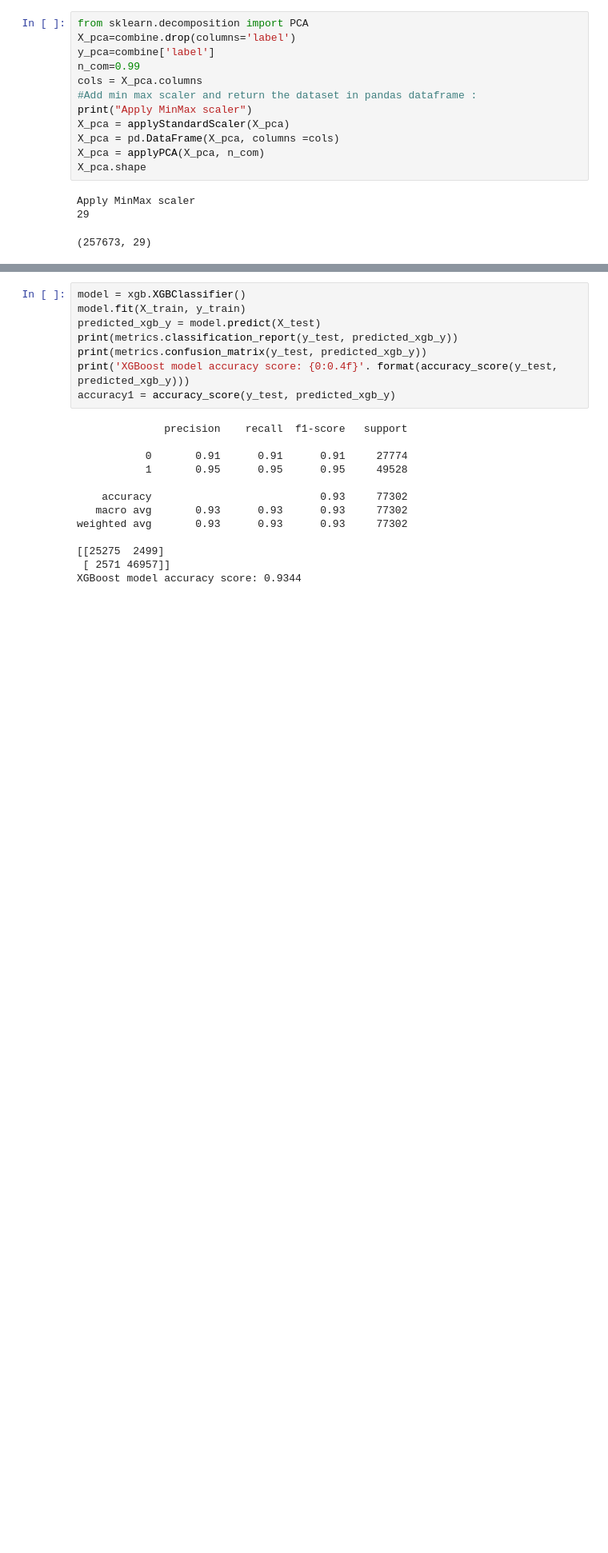
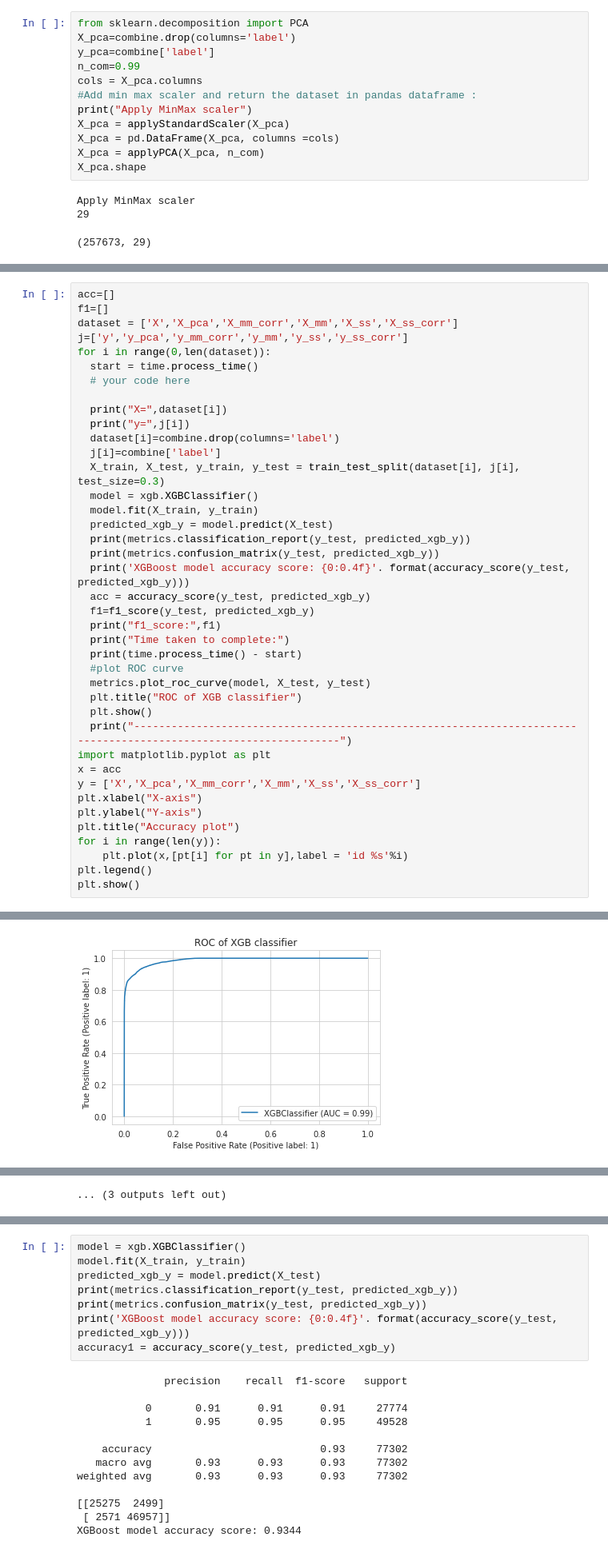
Before and after one commit to divyaKh/CMPE255Project, a Jupyter notebook: 4.ML_Models/Final_notebook.ipynb, the cells around one changed output, grey strips where cells are left out. Shown at 80% size. Saved outputs shown, nothing was run; the diff lists cells and outputs as text; blank space fills up the shorter version.

```diff
--- a/4.ML_Models/Final_notebook.ipynb
+++ b/4.ML_Models/Final_notebook.ipynb
@@ -491,0 +530,41 @@ Apply MinMax scaler
+# %%
+acc=[]
+f1=[]
+dataset = ['X','X_pca','X_mm_corr','X_mm','X_ss','X_ss_corr']
+j=['y','y_pca','y_mm_corr','y_mm','y_ss','y_ss_corr']
+for i in range(0,len(dataset)):
+  start = time.process_time()
+  # your code here
+
+  print("X=",dataset[i])
+  print("y=",j[i])
+  dataset[i]=combine.drop(columns='label')
+  j[i]=combine['label']
+  X_train, X_test, y_train, y_test = train_test_split(dataset[i], j[i], test_size=0.3)
+  model = xgb.XGBClassifier()
+  model.fit(X_train, y_train)
+  predicted_xgb_y = model.predict(X_test)
+  print(metrics.classification_report(y_test, predicted_xgb_y))
+  print(metrics.confusion_matrix(y_test, predicted_xgb_y))
+  print('XGBoost model accuracy score: {0:0.4f}'. format(accuracy_score(y_test, predicted_xgb_y)))
+  acc = accuracy_score(y_test, predicted_xgb_y)
+  f1=f1_score(y_test, predicted_xgb_y)
+  print("f1_score:",f1)
+  print("Time taken to complete:")
+  print(time.process_time() - start)
+  #plot ROC curve
+  metrics.plot_roc_curve(model, X_test, y_test)
+  plt.title("ROC of XGB classifier")
+  plt.show()
+  print("-----------------------------------------------------------------------------------------------------------------")
+import matplotlib.pyplot as plt
+x = acc
+y = ['X','X_pca','X_mm_corr','X_mm','X_ss','X_ss_corr']
+plt.xlabel("X-axis")
+plt.ylabel("Y-axis")
+plt.title("Accuracy plot")
+for i in range(len(y)):
+    plt.plot(x,[pt[i] for pt in y],label = 'id %s'%i)
+plt.legend()
+plt.show()
+# %% [output]
@@ -491,0 +588 @@ Apply MinMax scaler
+[figure, added]
@@ -491,0 +684 @@ Apply MinMax scaler
+... (3 outputs left out)
```
Also changed, not shown: parts of 22 cells of this notebook.
